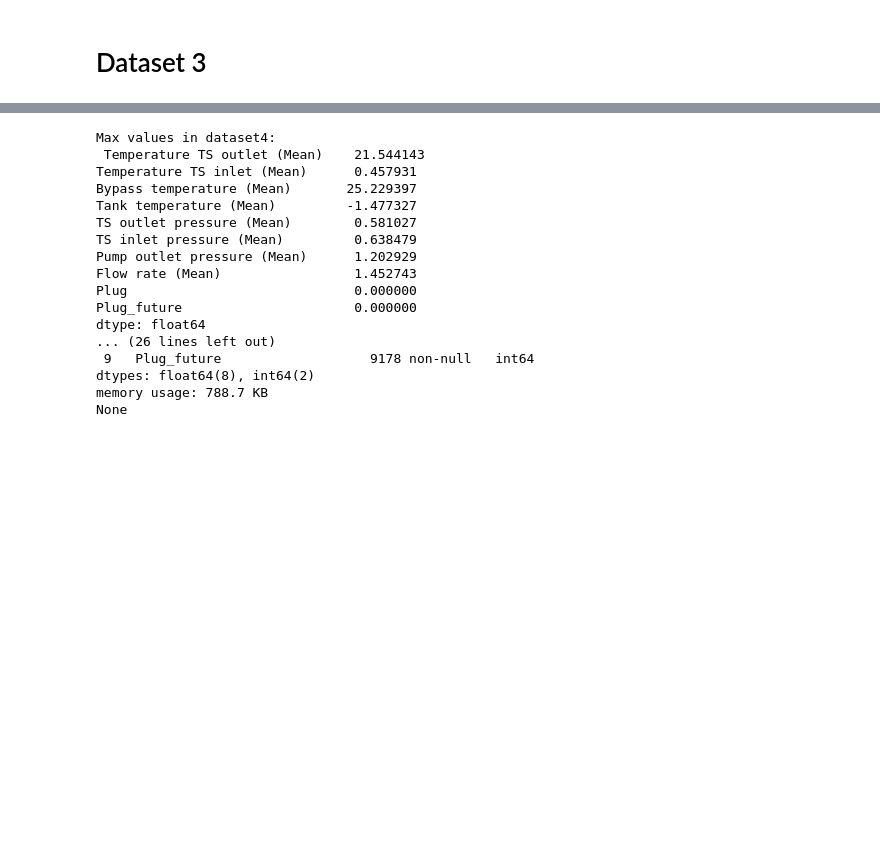
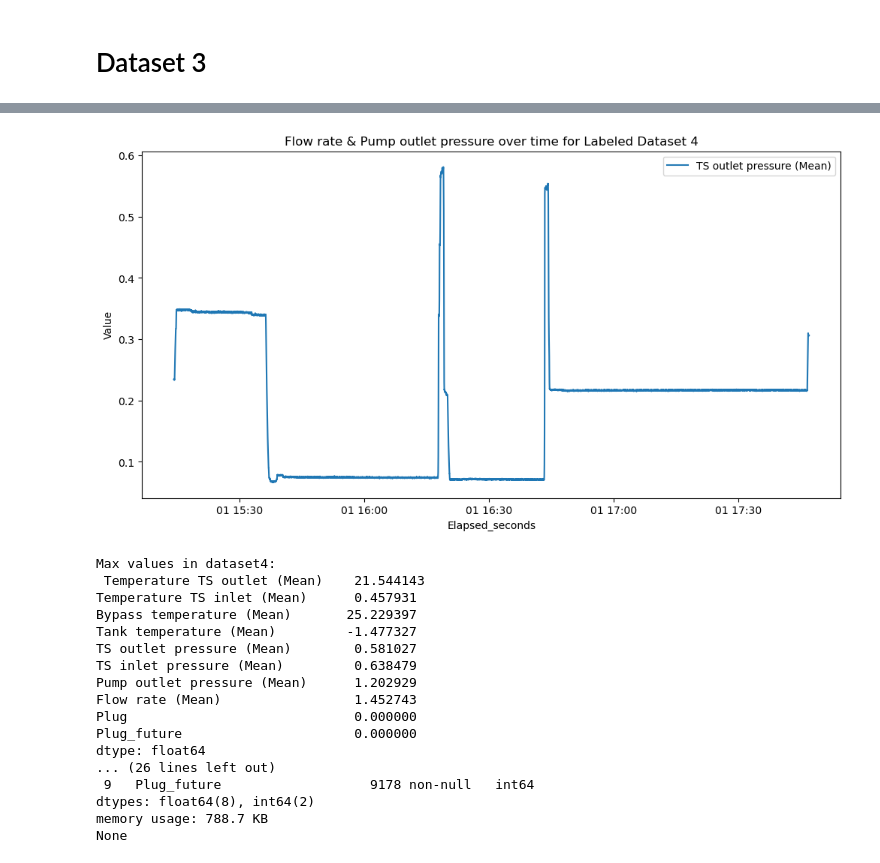
Before and after one commit to KaroGil/master_plug_prediction, a Jupyter notebook: notebooks/label_data.ipynb, the cells around one changed output, grey strips where cells are left out. Cells and saved outputs as stored; diff of their text form; code cells hidden in the pictures; blank space fills up the shorter version.

```diff
--- a/notebooks/label_data.ipynb
+++ b/notebooks/label_data.ipynb
@@ -240,3 +241,7 @@ dv.visualize_plug_event(dataset4, plug_column="Plug_future", name="Labled Datase
+# %%
+dv.visualize_key_column(dataset4, key="TS outlet pressure (Mean)", name="Labeled Dataset 4")
+# %% [output]
+[figure, added]
 # %%
 # check for big values
 print("Max values in dataset4:\n", dataset4.max())
```
Also changed, not shown: parts of 88 cells of this notebook, 40 other files.
